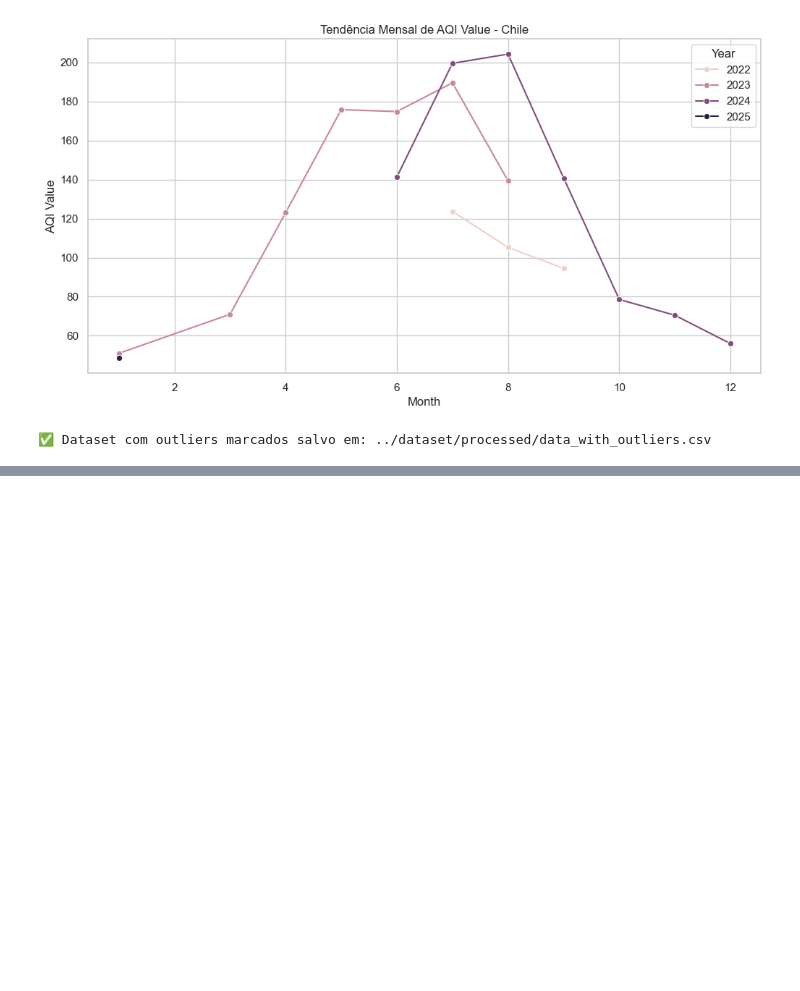
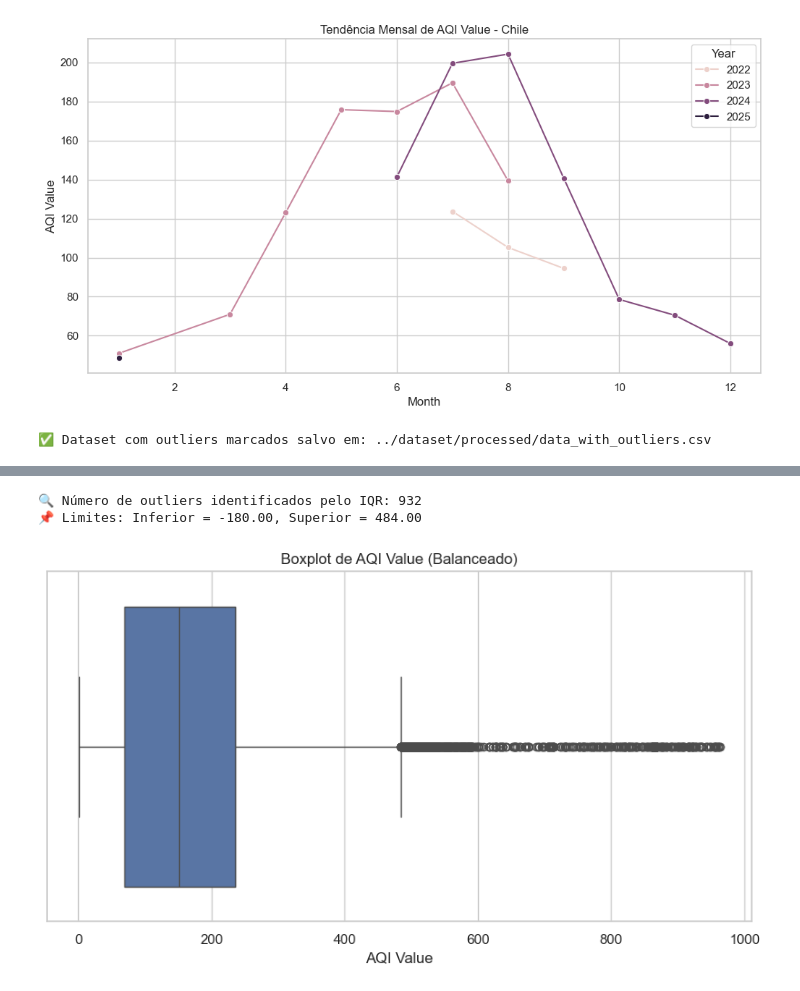
Before and after one commit to lgfas/diabetes-data-mining, a Jupyter notebook: notebooks/Outliers.ipynb, the cells around one changed output, grey strips where cells are left out. Cells and saved outputs as stored; diff of their text form; code cells hidden in the pictures; blank space fills up the shorter version.

Commit message:
feat: identificação dos outliers depois do balanceamento

```diff
--- a/notebooks/Outliers.ipynb
+++ b/notebooks/Outliers.ipynb
@@ -183,3 +183,13 @@ df.to_csv(processed_path, index=False, encoding="utf-8")
 print(f"✅ Dataset com outliers marcados salvo em: {processed_path}")
 # %% [output]
 ✅ Dataset com outliers marcados salvo em: ../dataset/processed/data_with_outliers.csv
+# %%
+# APÓS O BALANCEAMENTO
+
+# 📂 Carregar o dataset balanceado
+balanced_path = "../dataset/processed/data_balanced.csv"
+df_balanced = pd.read_csv(balanced_path)
+
+# Resumo inicial
+print("\n✅ Dataset balanceado carregado!")
+print(df_balanced.info())
@@ -185,0 +209,27 @@ print(f"✅ Dataset com outliers marcados salvo em: {processed_path}")
+# %%
+# Calcular os limites do IQR
+q1 = df_balanced["AQI Value"].quantile(0.25)
+q3 = df_balanced["AQI Value"].quantile(0.75)
+iqr = q3 - q1
+
+# Limites inferior e superior
+lower_bound = q1 - 1.5 * iqr
+upper_bound = q3 + 1.5 * iqr
+
+# Identificar outliers
+df_balanced["Outlier"] = (df_balanced["AQI Value"] < lower_bound) | (df_balanced["AQI Value"] > upper_bound)
+
+# Resumo dos outliers
+print(f"\n🔍 Número de outliers identificados pelo IQR: {df_balanced['Outlier'].sum()}")
+print(f"📌 Limites: Inferior = {lower_bound:.2f}, Superior = {upper_bound:.2f}")
+# %% [output]
+🔍 Número de outliers identificados pelo IQR: 932
+📌 Limites: Inferior = -180.00, Superior = 484.00
+# %%
+# Boxplot para identificar visualmente os outliers
+plt.figure(figsize=(10, 5))
+sns.boxplot(data=df_balanced, x="AQI Value")
+plt.title("Boxplot de AQI Value (Balanceado)")
+plt.show()
+# %% [output]
+[figure, added]
```
Also changed, not shown: parts of 4 cells of this notebook, 1 other file.
